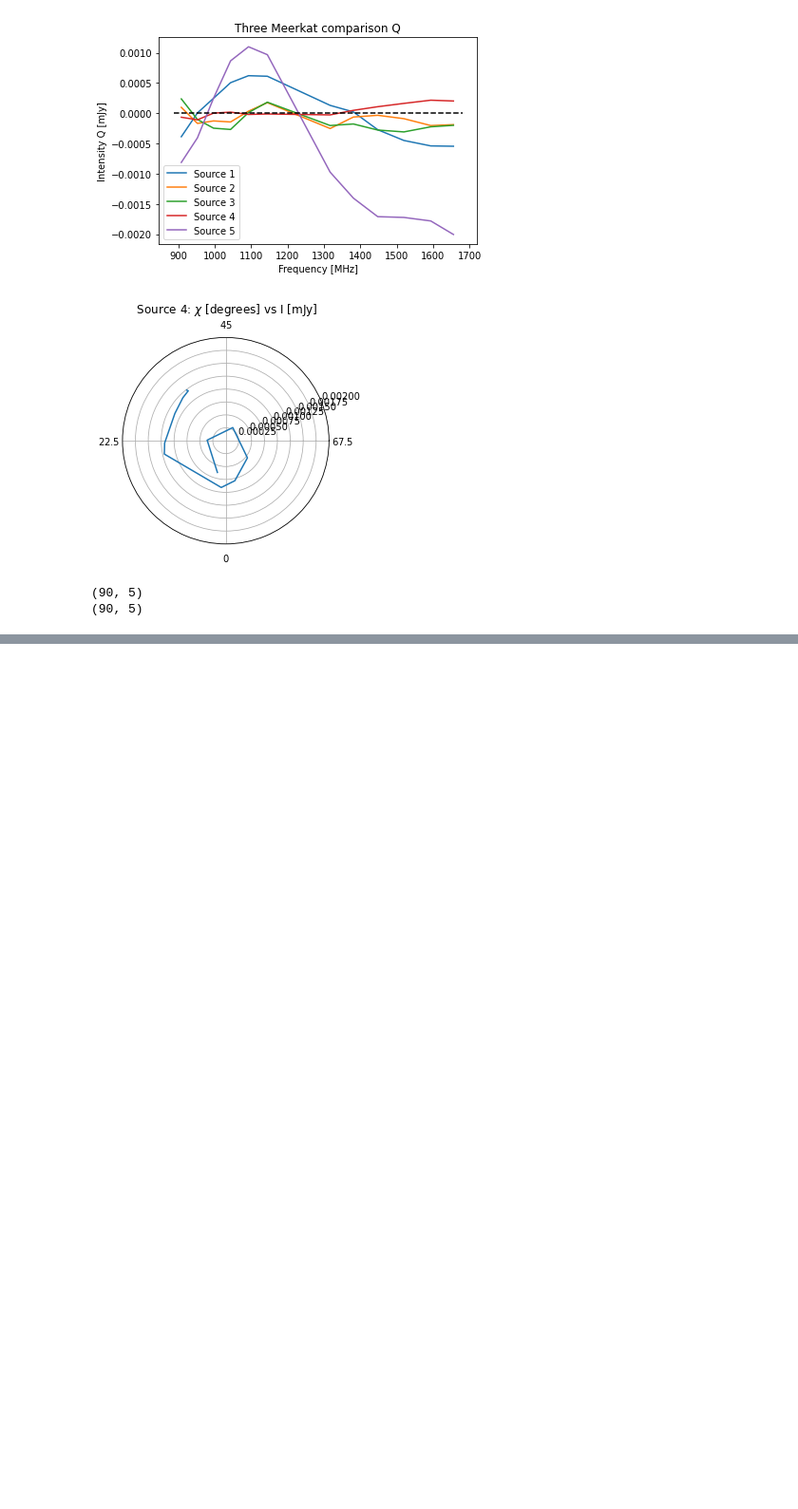
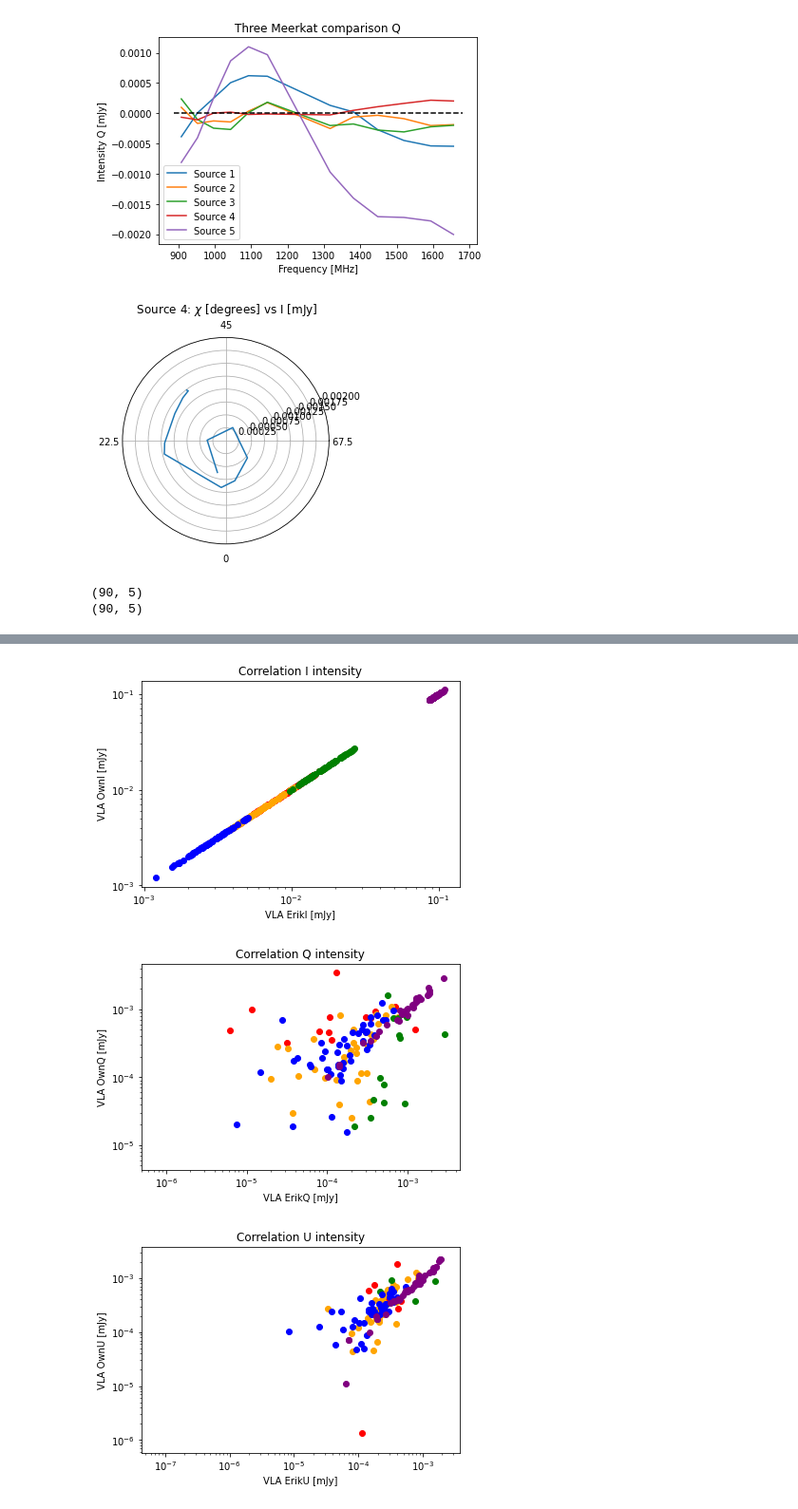
Before and after one commit to Woutmg/Meerkat_FracPol, a Jupyter notebook: Abell 85 Comparison VLA Meerkat Data.ipynb, the cells around one changed output, grey strips where cells are left out. Shown at 95% size. Saved outputs shown, nothing was run; the diff lists cells and outputs as text; code cells hidden in the pictures; blank space fills up the shorter version.

```diff
--- a/Abell 85 Comparison VLA Meerkat Data.ipynb
+++ b/Abell 85 Comparison VLA Meerkat Data.ipynb
@@ -346,0 +362,34 @@ for n in range(5):
+# %%
+# In order to evaluate the data from Meerkat and the VLA at the same frequencies in the same subbands
+# we can bin the data according to the subbands from MKT. This is possible because the VLA has much more
+# frequency planes (90) and thus each bin will contain enough VLA planes
+
+# We first define the bin edges. We do this in two parts because the MKT data has a hole in the freqs due to interference
+bins_VLA_1 = np.append(freqs_lower[0], freqs_upper[:6])
+bins_VLA_2 = np.append(freqs_lower[6:], freqs_upper[-1])
+
+# We prepare arrays to be filled with binned data:
+I_hist_VLA, Q_hist_VLA, U_hist_VLA = np.zeros((12,5)), np.zeros((12,5)), np.zeros((12,5))
+I_hist_VLA_err, Q_hist_VLA_err, U_hist_VLA_err = np.zeros((12,5)), np.zeros((12,5)), np.zeros((12,5))
+
+def binner(freqs, phot, stat):
+    # This binner works in two seperate steps because our Meerkat data has a hole in the freqs
+    hist_1,_,_ = stats.binned_statistic(freqs, phot, statistic=stat, bins=bins_VLA_1)
+    hist_2,_,_ = stats.binned_statistic(freqs, phot, statistic=stat, bins=bins_VLA_2)
+    return np.append(hist_1, hist_2)
+
+# Binning is performed for all 5 sources:
+for n in range(5):
+    I_hist_VLA[:,n] = binner(Freqs_VLA, I_phot_table_VLA[:,n], 'mean')
+    I_hist_VLA_err[:,n] = binner(Freqs_VLA, I_phot_table_VLA[:,n], 'std')
+
+    Q_hist_VLA[:,n] = binner(Freqs_VLA, Q_phot_table_VLA[:,n], 'mean')
+    Q_hist_VLA_err[:,n] = binner(Freqs_VLA, Q_phot_table_VLA[:,n], 'std')
+
+    U_hist_VLA[:,n] = binner(Freqs_VLA, U_phot_table_VLA[:,n], 'mean')
+    U_hist_VLA_err[:,n] = binner(Freqs_VLA, U_phot_table_VLA[:,n], 'std')
+
+# We also calculate the linpol intensity and angles
+Pol_Angles_VLA_hist = 0.5*np.arctan(U_hist_VLA/Q_hist_VLA)
+Linpol_VLA_hist = np.sqrt(U_hist_VLA**2 + Q_hist_VLA**2)
+Linpol_VLA_hist_err = (U_hist_VLA*U_hist_VLA_err + Q_hist_VLA*Q_hist_VLA_err)/Linpol_VLA_hist
@@ -347 +496,8 @@ for n in range(5):
+# %%
+# We trigger the plotter function:
+plotter(Freqs_VLA, Freqs_VLA, I_phot_table_VLA, I_phot_table_VLA, I_phot_table_VLA_err, np.zeros(np.shape(I_phot_table_VLA)), Q_phot_table_VLA, Q_phot_table_VLA_own, Q_phot_table_VLA_err, np.zeros(np.shape(U_phot_table_VLA_own)), U_phot_table_VLA, U_phot_table_VLA_own, U_phot_table_VLA_err, np.zeros(np.shape(U_phot_table_VLA_own)), Linpol_VLA, np.zeros(np.shape(Linpol_VLA)), Linpol_VLA_own, np.zeros(np.shape(Linpol_VLA_own)), Pol_Angles_VLA, Pol_Angles_VLA_own, Labels, name_1='VLA Erik', name_2='VLA Own', channels=False, polar=False, angle=False, statistic=True)
+# %% [output]
+[figure, added]
+[figure, added]
+[figure, added]
 # %%
```
Also changed, not shown: parts of 21 cells of this notebook, 11 other files.
